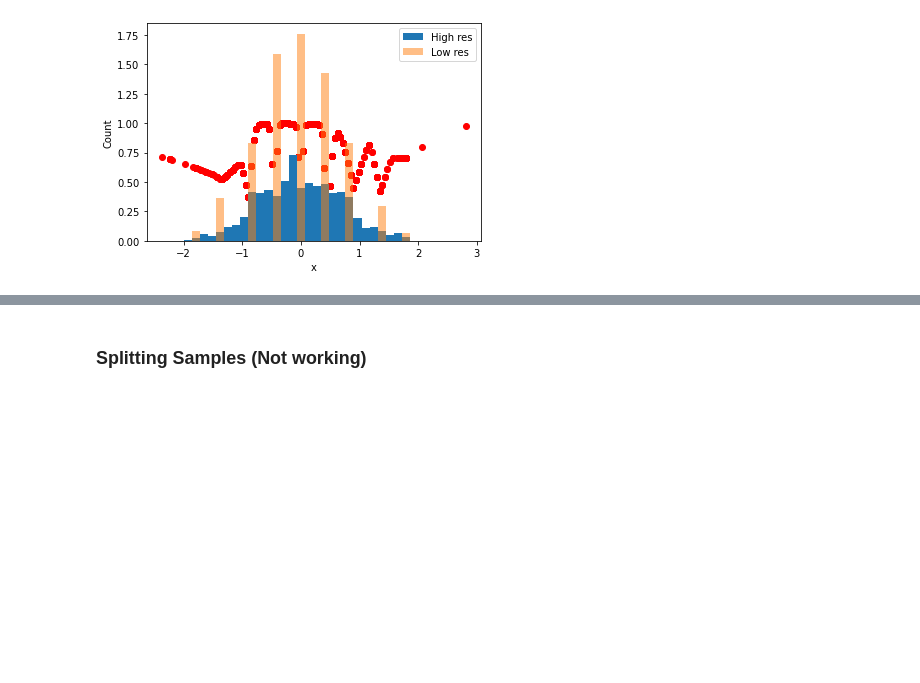
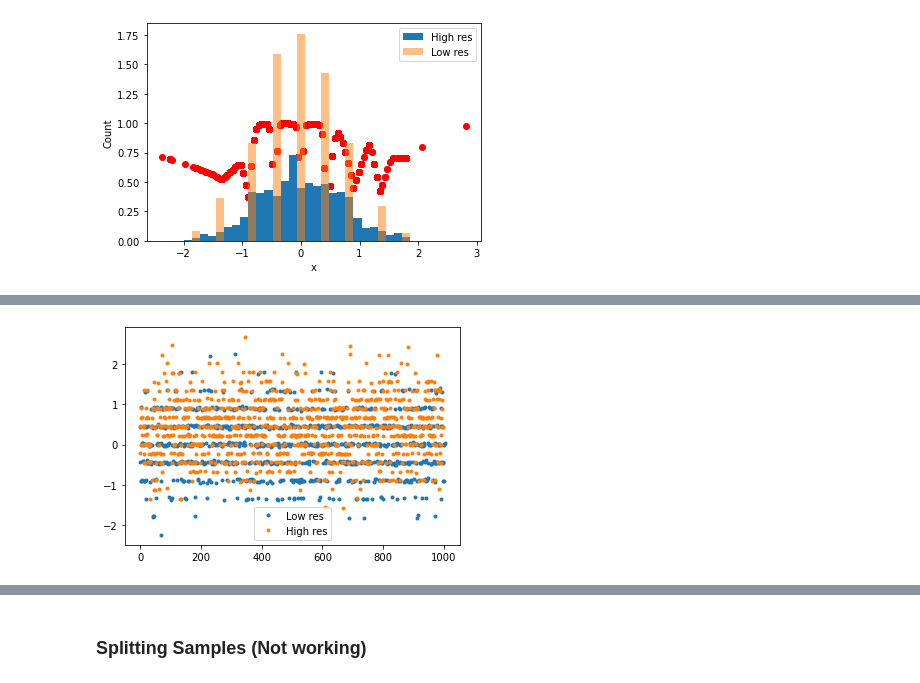
Before and after one commit to jtamanas/FNF4HEP, a Jupyter notebook: galton.ipynb, the cells around one changed output, grey strips where cells are left out. Cells and saved outputs as stored; diff of their text form; code cells hidden in the pictures; blank space fills up the shorter version.

```diff
--- a/galton.ipynb
+++ b/galton.ipynb
@@ -251,0 +275,32 @@ plt.scatter(data_test.detach().numpy(), classifier.forward(data_test).sigmoid().
+# %%
+Nsims = 100
+n_balls = 1e2
+n_high_steps = 20
+n_low_steps = 5
+odds_skew = 0.55
+
+g_high_skew = Galton(n_steps=n_high_steps, odds_right=odds_skew, n_dims=1,noise=True)
+g_high_unskew = Galton(n_steps=n_high_steps, odds_right=0.5, n_dims=1,noise=True)
+g_low_skew = Galton(n_steps=n_low_steps, odds_right=odds_skew, n_dims=1,noise=True)
+g_low_unskew = Galton(n_steps=n_low_steps, odds_right=0.5, n_dims=1,noise=True)
+
+pos_high_skew_arr = np.array([g_high_skew.simulate(n_balls=n_balls) for _ in range(Nsims)])
+pos_high_unskew_arr = np.array([g_high_unskew.simulate(n_balls=n_balls) for _ in range(Nsims)])
+pos_low_skew_arr = np.array([g_low_skew.simulate(n_balls=n_balls) for _ in range(Nsims)])
+pos_low_unskew_arr = np.array([g_low_unskew.simulate(n_balls=n_balls) for _ in range(Nsims)])
+
+#for alpha=1, want complete correlation between resolution and skewness.
+data = torch.cat((torch.from_numpy(pos_high_skew_arr).float().reshape(-1,1), torch.from_numpy(pos_low_unskew_arr).float().reshape(-1,1)))
+labels = torch.cat([torch.zeros(pos_high_skew_arr.shape[0]*pos_high_skew_arr.shape[1]), torch.ones(pos_low_unskew_arr.shape[0]*pos_low_unskew_arr.shape[1])])
+
+data_train, data_test, labels_train, labels_test = train_test_split(data, labels, test_size=0.1)
+# Parameters
+params = {'batch_size': 128,
+          'shuffle': True}
+
+# Generators
+data_set_train = TensorDataset(data_train, labels_train)
+data_generator_train = torch.utils.data.DataLoader(data_set_train, **params)
+
+classifier = BinaryClassifier(1, activation="ReLU")
+optimizer = torch.optim.AdamW(classifier.parameters(), lr=1e-4, weight_decay=1e-4)
@@ -251,0 +332,7 @@ plt.scatter(data_test.detach().numpy(), classifier.forward(data_test).sigmoid().
+# %%
+plt.plot(np.array(data_test[labels_test==1]),'.',label="Low res")
+plt.plot(np.array(data_test[labels_test==0]), '.', label="High res")
+plt.legend()
+plt.show()
+# %% [output]
+[figure, added]
```
Also changed, not shown: parts of 12 cells of this notebook.
